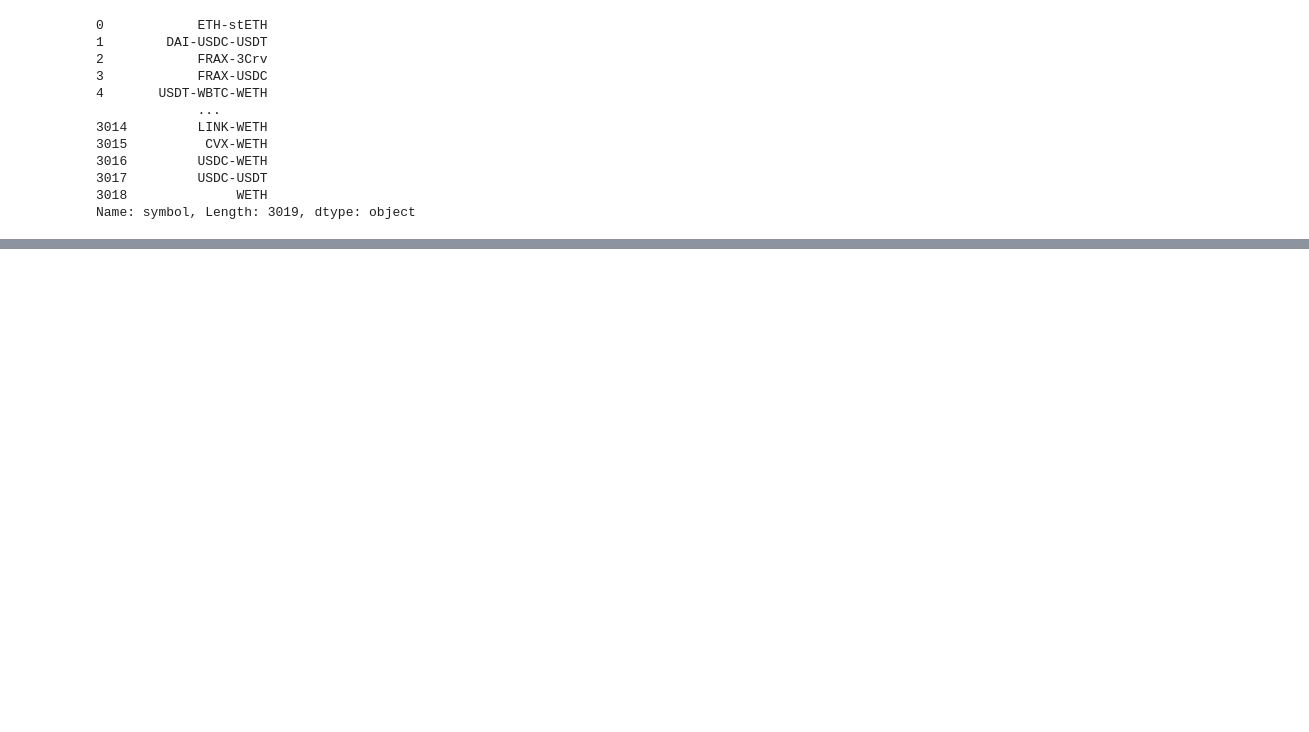
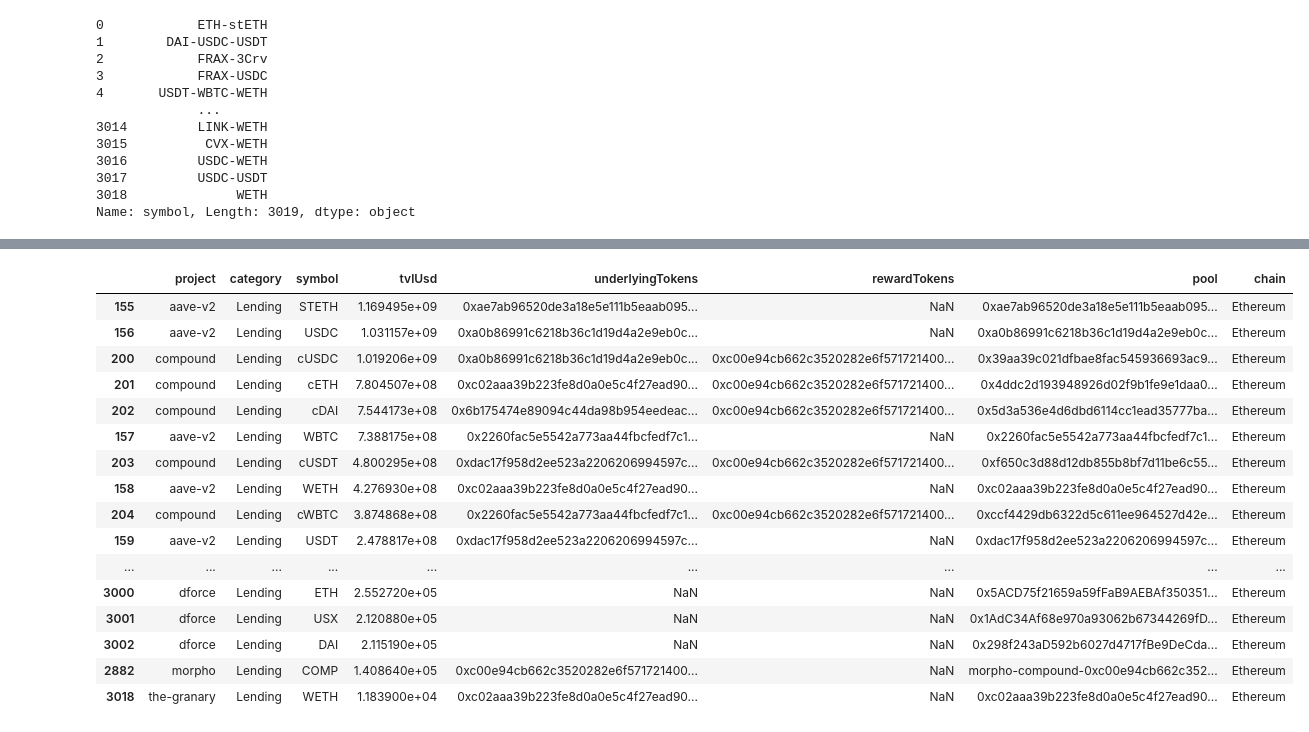
Before and after one commit to PaulApivat/python, a Jupyter notebook: defi/defi_mapping2.ipynb, the cells around one changed output, grey strips where cells are left out. Saved outputs shown, nothing was run; the diff lists cells and outputs as text; code cells hidden in the pictures; blank space fills up the shorter version.

Commit message:
add sort and filter for Lending and Dexes categories

```diff
--- a/defi/defi_mapping2.ipynb
+++ b/defi/defi_mapping2.ipynb
@@ -378,3 +378,9 @@ df_inner_merge['symbol']
 3017         USDC-USDT
 3018              WETH
 Name: symbol, Length: 3019, dtype: object
+# %%
+## list(df_inner_merge.columns)
+
+df_inner_merge = df_inner_merge[['project','category','symbol','tvlUsd','underlyingTokens','rewardTokens','pool','chain']]
+
+df_inner_merge.head()
@@ -380,0 +394,23 @@ Name: symbol, Length: 3019, dtype: object
+# %%
+df_lend = df_inner_merge[df_inner_merge['category'] == 'Lending']
+
+# sort all Lending protocols by TVL, group by project (note: underlying tokens in each pool)
+df_lend.sort_values(['tvlUsd'], ascending=False).groupby('project').head(7)
+# %% [output]
+|  | project | category | symbol | tvlUsd | underlyingTokens | rewardTokens | pool | chain |
+| 155 | aave-v2 | Lending | STETH | 1.169495e+09 | 0xae7ab96520de3a18e5e111b5eaab095... | NaN | 0xae7ab96520de3a18e5e111b5eaab095... | Ethereum |
+| 156 | aave-v2 | Lending | USDC | 1.031157e+09 | 0xa0b86991c6218b36c1d19d4a2e9eb0c... | NaN | 0xa0b86991c6218b36c1d19d4a2e9eb0c... | Ethereum |
+| 200 | compound | Lending | cUSDC | 1.019206e+09 | 0xa0b86991c6218b36c1d19d4a2e9eb0c... | 0xc00e94cb662c3520282e6f571721400... | 0x39aa39c021dfbae8fac545936693ac9... | Ethereum |
+| 201 | compound | Lending | cETH | 7.804507e+08 | 0xc02aaa39b223fe8d0a0e5c4f27ead90... | 0xc00e94cb662c3520282e6f571721400... | 0x4ddc2d193948926d02f9b1fe9e1daa0... | Ethereum |
+| 202 | compound | Lending | cDAI | 7.544173e+08 | 0x6b175474e89094c44da98b954eedeac... | 0xc00e94cb662c3520282e6f571721400... | 0x5d3a536e4d6dbd6114cc1ead35777ba... | Ethereum |
+| 157 | aave-v2 | Lending | WBTC | 7.388175e+08 | 0x2260fac5e5542a773aa44fbcfedf7c1... | NaN | 0x2260fac5e5542a773aa44fbcfedf7c1... | Ethereum |
+| 203 | compound | Lending | cUSDT | 4.800295e+08 | 0xdac17f958d2ee523a2206206994597c... | 0xc00e94cb662c3520282e6f571721400... | 0xf650c3d88d12db855b8bf7d11be6c55... | Ethereum |
+| 158 | aave-v2 | Lending | WETH | 4.276930e+08 | 0xc02aaa39b223fe8d0a0e5c4f27ead90... | NaN | 0xc02aaa39b223fe8d0a0e5c4f27ead90... | Ethereum |
+| 204 | compound | Lending | cWBTC | 3.874868e+08 | 0x2260fac5e5542a773aa44fbcfedf7c1... | 0xc00e94cb662c3520282e6f571721400... | 0xccf4429db6322d5c611ee964527d42e... | Ethereum |
+| 159 | aave-v2 | Lending | USDT | 2.478817e+08 | 0xdac17f958d2ee523a2206206994597c... | NaN | 0xdac17f958d2ee523a2206206994597c... | Ethereum |
+| ... | ... | ... | ... | ... | ... | ... | ... | ... |
+| 3000 | dforce | Lending | ETH | 2.552720e+05 | NaN | NaN | 0x5ACD75f21659a59fFaB9AEBAf350351... | Ethereum |
+| 3001 | dforce | Lending | USX | 2.120880e+05 | NaN | NaN | 0x1AdC34Af68e970a93062b67344269fD... | Ethereum |
+| 3002 | dforce | Lending | DAI | 2.115190e+05 | NaN | NaN | 0x298f243aD592b6027d4717fBe9DeCda... | Ethereum |
+| 2882 | morpho | Lending | COMP | 1.408640e+05 | 0xc00e94cb662c3520282e6f571721400... | NaN | morpho-compound-0xc00e94cb662c352... | Ethereum |
+| 3018 | the-granary | Lending | WETH | 1.183900e+04 | 0xc02aaa39b223fe8d0a0e5c4f27ead90... | NaN | 0xc02aaa39b223fe8d0a0e5c4f27ead90... | Ethereum |
```
Also changed, not shown: parts of 4 cells of this notebook.
